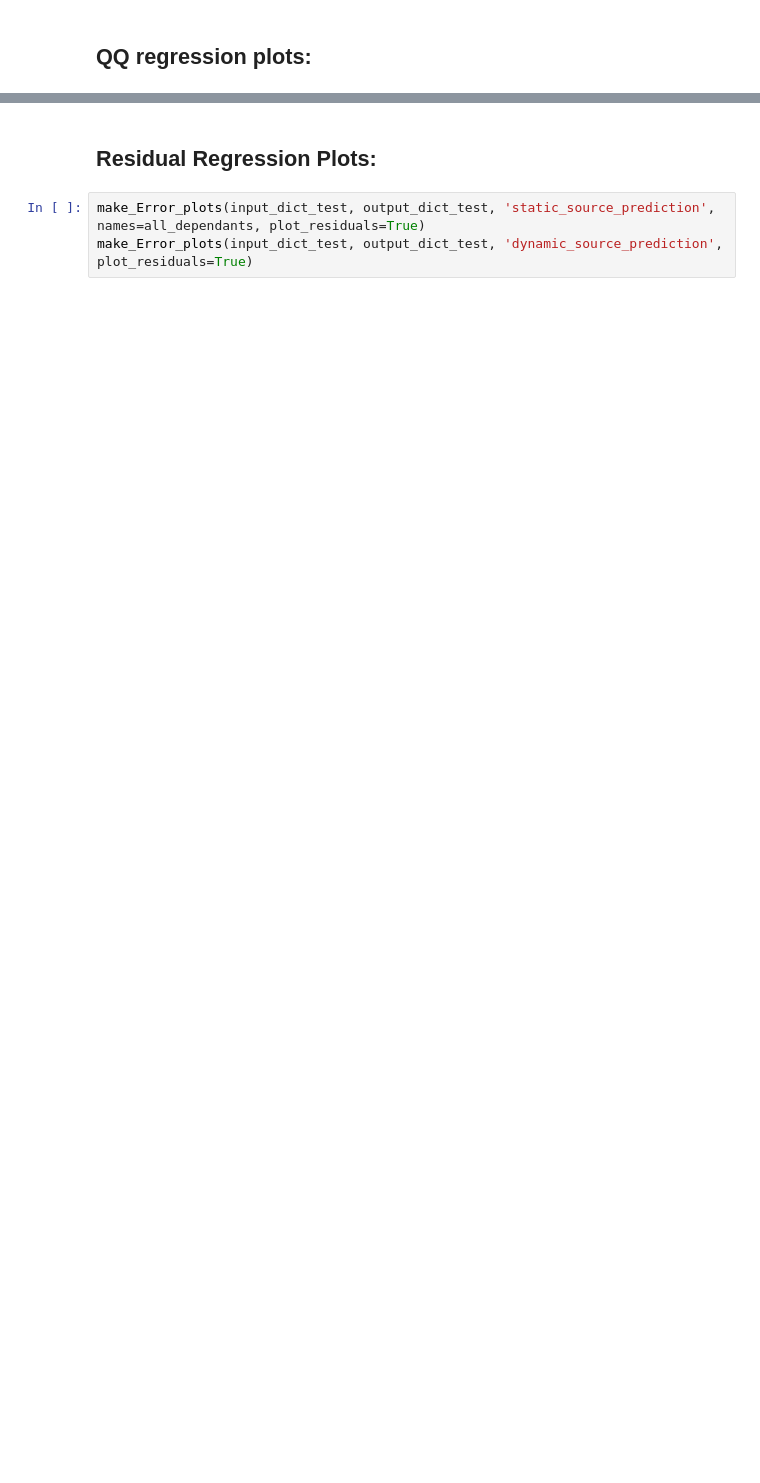
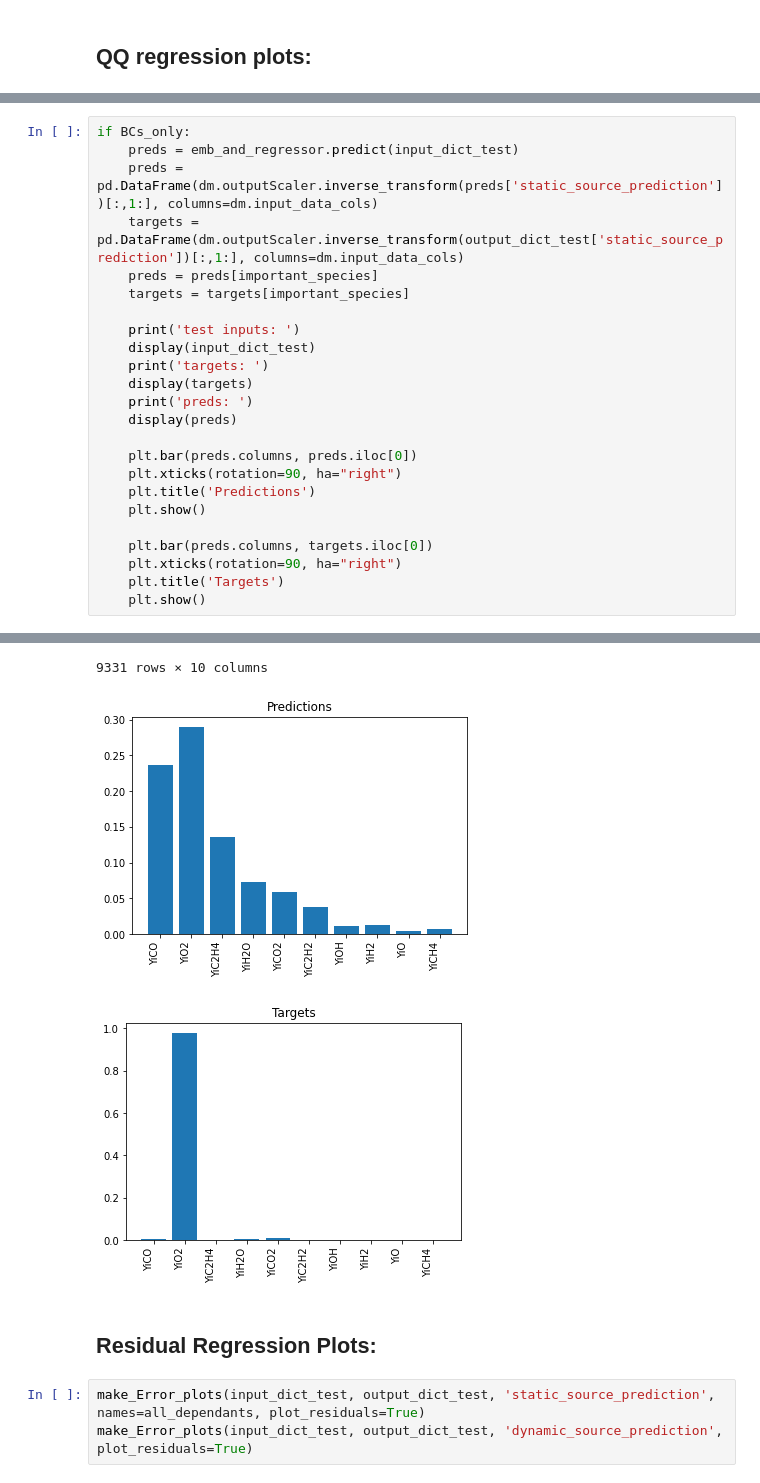
Before and after one commit to amolsalunkhe/ChemTab, a Jupyter notebook: src/Best_Model_Evaluation.ipynb, the cells around one changed output, grey strips where cells are left out. Cells and saved outputs as stored; diff of their text form; blank space fills up the shorter version.

```diff
--- a/src/Best_Model_Evaluation.ipynb
+++ b/src/Best_Model_Evaluation.ipynb
@@ -212,0 +209,25 @@ mae 6.4917293
+# %%
+if BCs_only:
+    preds = emb_and_regressor.predict(input_dict_test)
+    preds = pd.DataFrame(dm.outputScaler.inverse_transform(preds['static_source_prediction'])[:,1:], columns=dm.input_data_cols)
+    targets = pd.DataFrame(dm.outputScaler.inverse_transform(output_dict_test['static_source_prediction'])[:,1:], columns=dm.input_data_cols)
+    preds = preds[important_species]
+    targets = targets[important_species]
+
+    print('test inputs: ')
+    display(input_dict_test)
+    print('targets: ')
+    display(targets)
+    print('preds: ')
+    display(preds)
+
+    plt.bar(preds.columns, preds.iloc[0])
+    plt.xticks(rotation=90, ha="right")
+    plt.title('Predictions')
+    plt.show()
+
+    plt.bar(preds.columns, targets.iloc[0])
+    plt.xticks(rotation=90, ha="right")
+    plt.title('Targets')
+    plt.show()
+# %% [output]
@@ -213,3 +278,6 @@ mae 6.4917293
+9331 rows × 10 columns
+[figure, added]
+[figure, added]
 # %% [markdown]
 ## Residual Regression Plots:
 # %%
```
Also changed, not shown: parts of 15 cells of this notebook.
